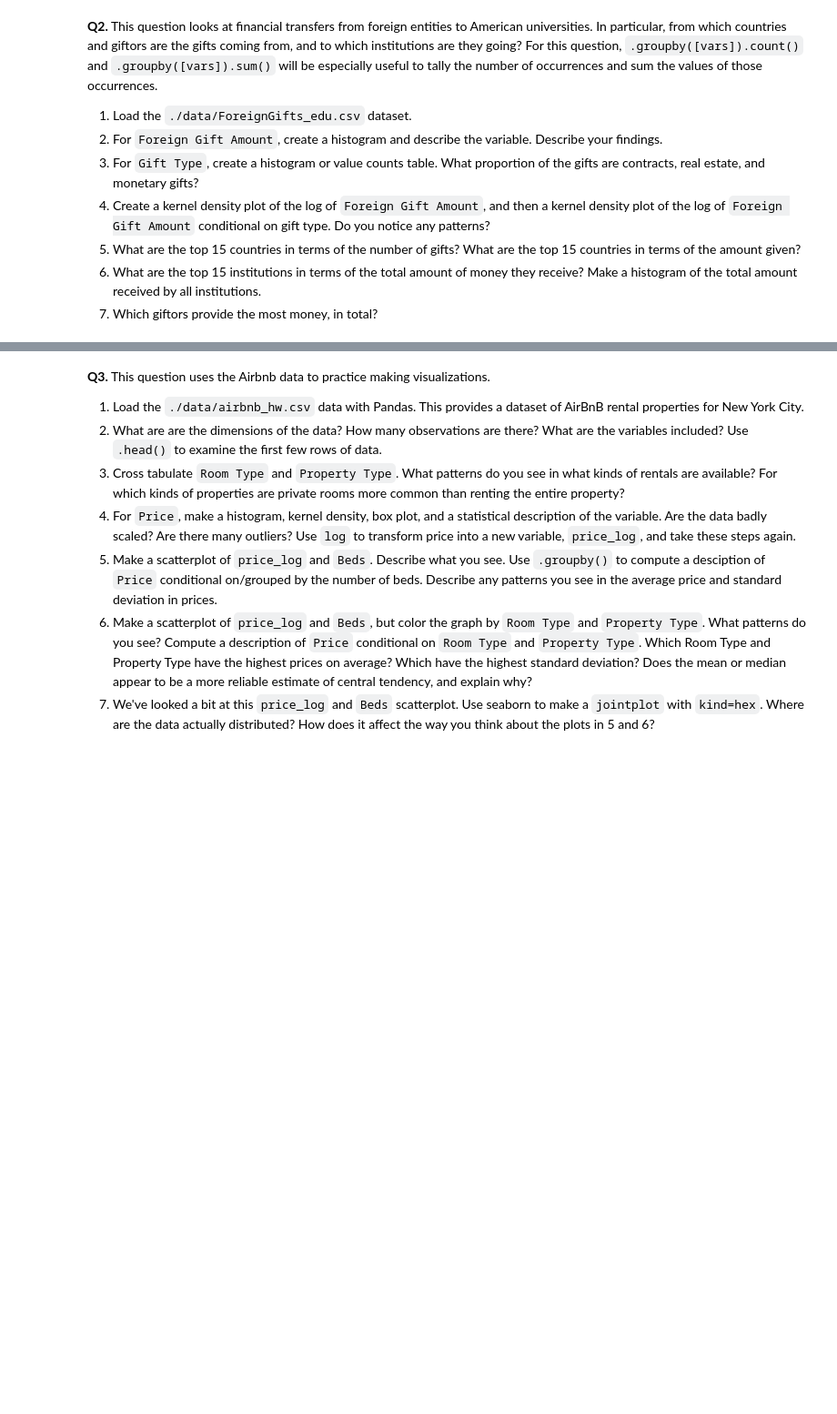
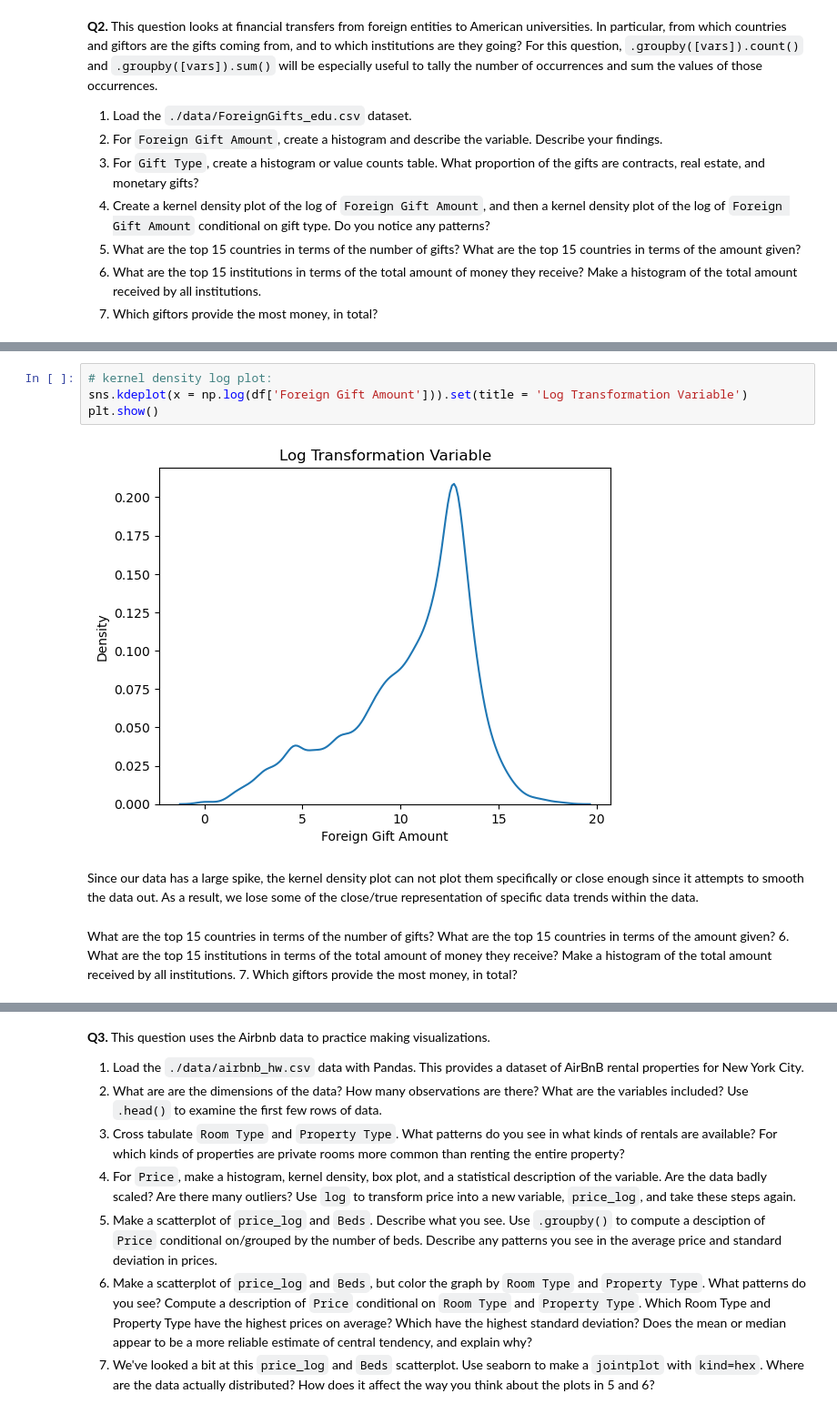
Before and after one commit to yuthimreddy/EDA_HW03, a Jupyter notebook: assignment/assignment.ipynb, the cells around one changed output, grey strips where cells are left out. Shown at 91% size. Saved outputs shown, nothing was run; the diff lists cells and outputs as text; blank space fills up the shorter version.

```diff
--- a/assignment/assignment.ipynb
+++ b/assignment/assignment.ipynb
@@ -34,0 +97,12 @@ It can be very helpful to understand some basic properties of these statistics.
+# %%
+# kernel density log plot:
+sns.kdeplot(x = np.log(df['Foreign Gift Amount'])).set(title = 'Log Transformation Variable')
+plt.show()
+# %% [output]
+[figure, added]
+# %% [markdown]
+Since our data has a large spike, the kernel density plot can not plot them specifically or close enough since it attempts to smooth the data out. As a result, we lose some of the close/true representation of specific data trends within the data.
+# %% [markdown]
+What are the top 15 countries in terms of the number of gifts? What are the top 15 countries in terms of the amount given?
+6. What are the top 15 institutions in terms of the total amount of money they receive? Make a histogram of the total amount received by all institutions.
+7. Which giftors provide the most money, in total?
```
Also changed, not shown: parts of 19 cells of this notebook, 2 other files.
